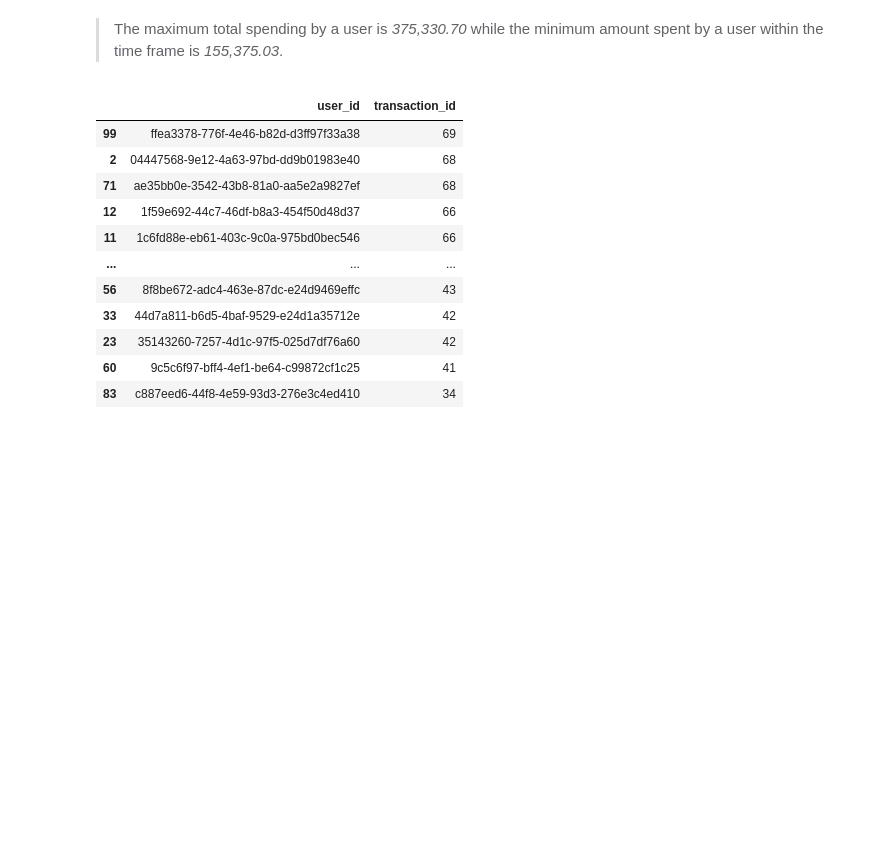
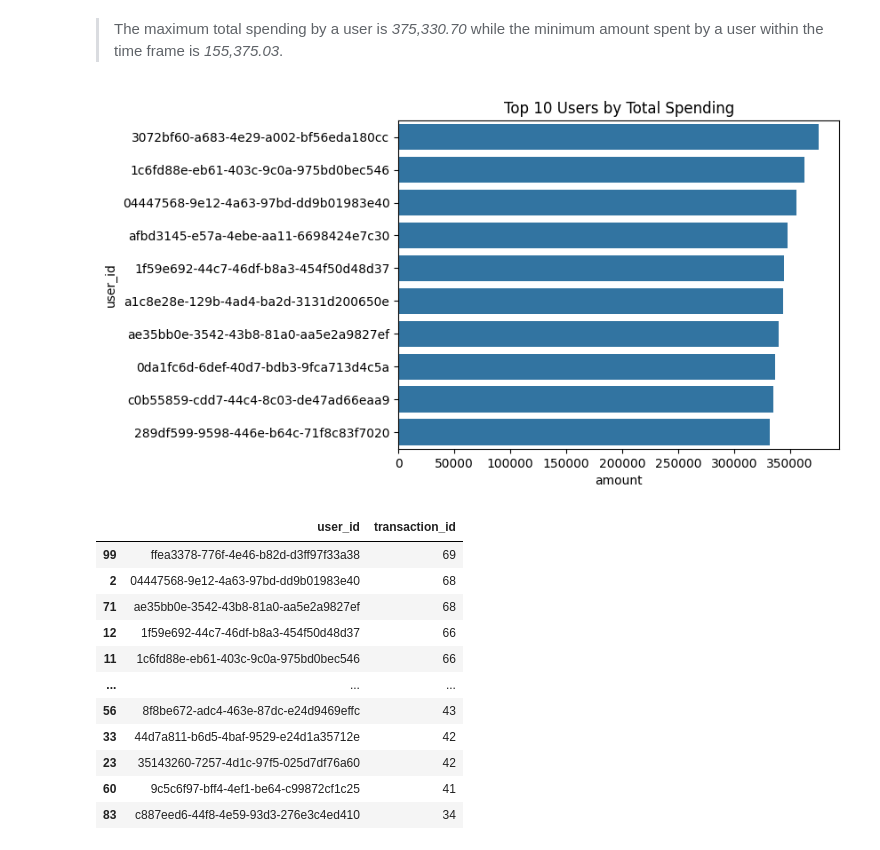
Before and after one commit to AduragbemiOyinlola/greensols, a Jupyter notebook: greensol_credit_scoring_assessment.ipynb, the cells around one changed output. Saved outputs shown, nothing was run; the diff lists cells and outputs as text; code cells hidden in the pictures; blank space fills up the shorter version.

```diff
--- a/greensol_credit_scoring_assessment.ipynb
+++ b/greensol_credit_scoring_assessment.ipynb
@@ -150,6 +152,11 @@ total_spending
 100 rows × 2 columns
 # %% [markdown]
 > The maximum total spending by a user is *375,330.70* while the minimum amount spent by a user within the time frame is *155,375.03*.
+# %%
+sns.barplot(data=total_spending.head(10), y='user_id', x='amount');
+plt.title("Top 10 Users by Total Spending");
+# %% [output]
+[figure, added]
 # %%
 transaction_per_user = clean_df.groupby(['user_id'])['transaction_id'].count().reset_index()\
                         .sort_values(by='transaction_id', ascending=False)
```
Also changed, not shown: parts of 14 cells of this notebook.
